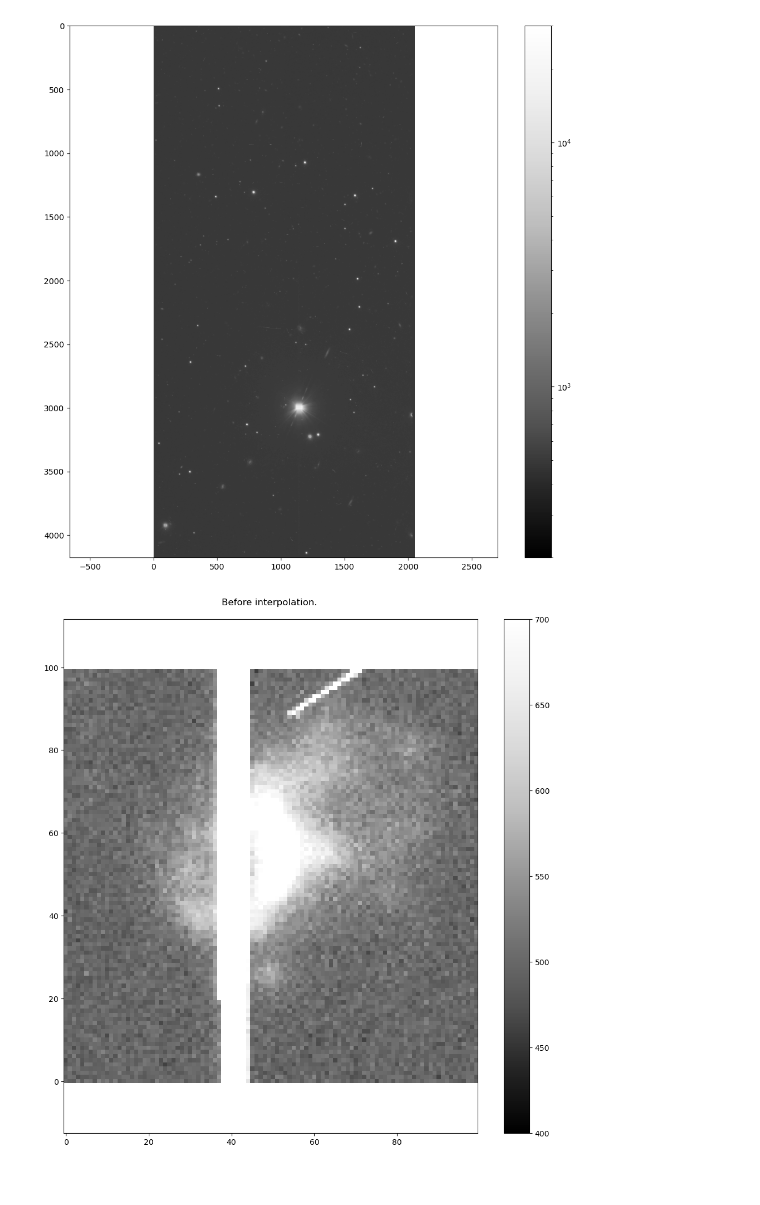
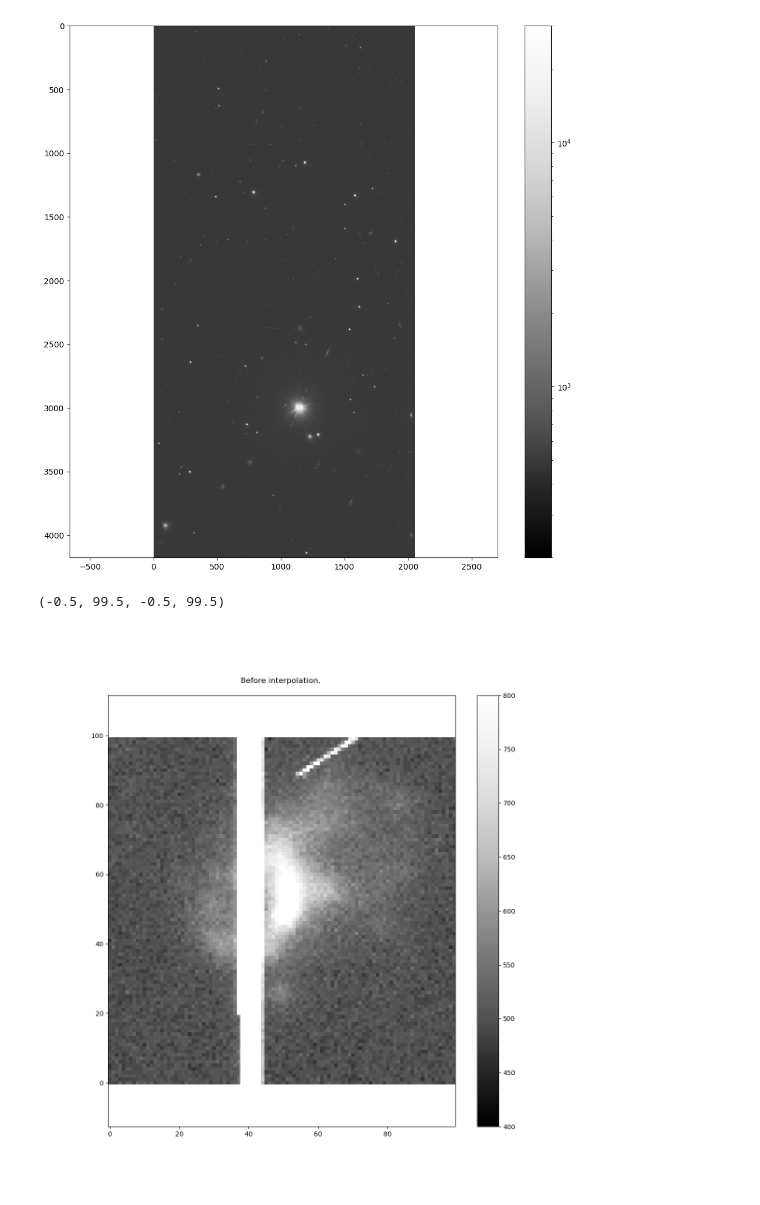
Before and after one commit to PFLeget/DM-43259, a Jupyter notebook: notebooks/IO_interp.ipynb, the cells around one changed output. Drawn from its saved outputs; the diff is of its cells as text; code cells hidden in the pictures.

```diff
--- a/notebooks/IO_interp.ipynb
+++ b/notebooks/IO_interp.ipynb
@@ -8,6 +82,6 @@ import treegp
 # %%
-dic = pickle.load(open("out_test_0", "rb"))
-dic2 = pickle.load(open("out_test_1", "rb"))
+dic = pickle.load(open("../data/out_test_0", "rb"))
+dic2 = pickle.load(open("../data/out_test_1", "rb"))
 # %%
 A = dic['in']['maskedImage']
 # %%
@@ -35,13 +110,14 @@ plt.axis('equal')
 # %%
 plt.figure(figsize=(12,12))
 plt.title('Before interpolation. \n ')
-plt.imshow(A.getImage().array[2320:2420, 1100:1200],  vmin=400, vmax=700, cmap=plt.cm.Greys_r)
+plt.imshow(A.getImage().array[2320:2420, 1100:1200],  vmin=400, vmax=800, cmap=plt.cm.Greys_r)
 plt.colorbar()
 plt.gca().invert_yaxis()
 plt.axis('equal')
-plt.savefig('1_interp_test_0.png')
+#plt.savefig('1_interp_test_0.png')
 # %% [output]
+(-0.5, 99.5, -0.5, 99.5)
-[figure, old version]
+[figure, new version]
 # %%
 plt.figure(figsize=(12,12))
 plt.title('Current interpolation. \n ')
```
Also changed, not shown: parts of 6 cells of this notebook, 2 other files.
